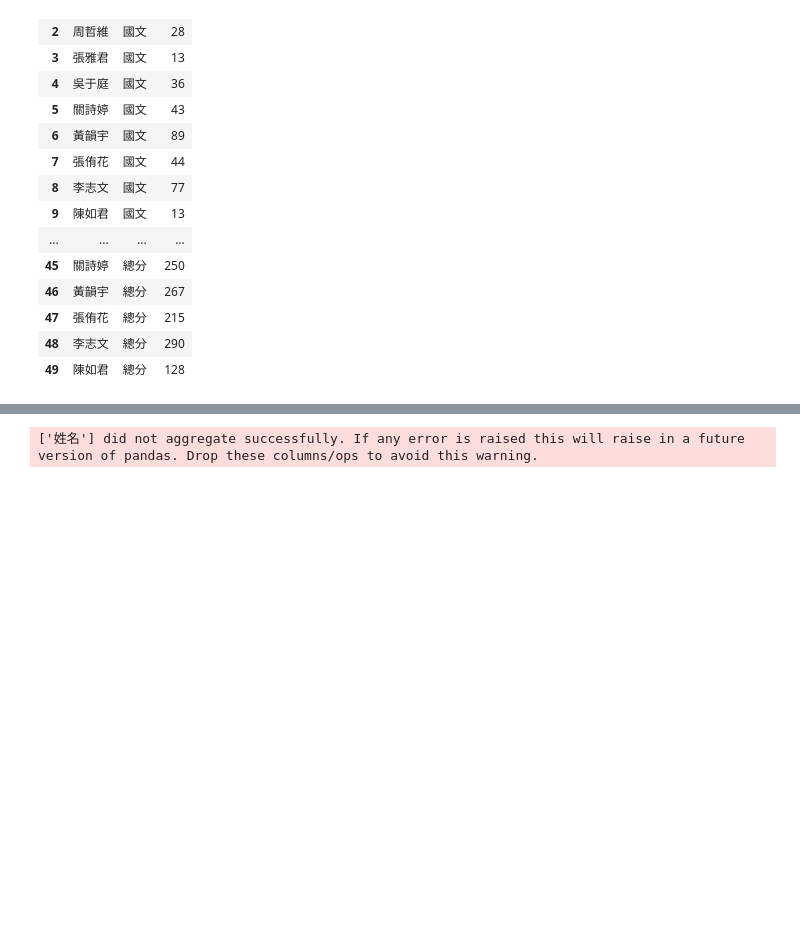
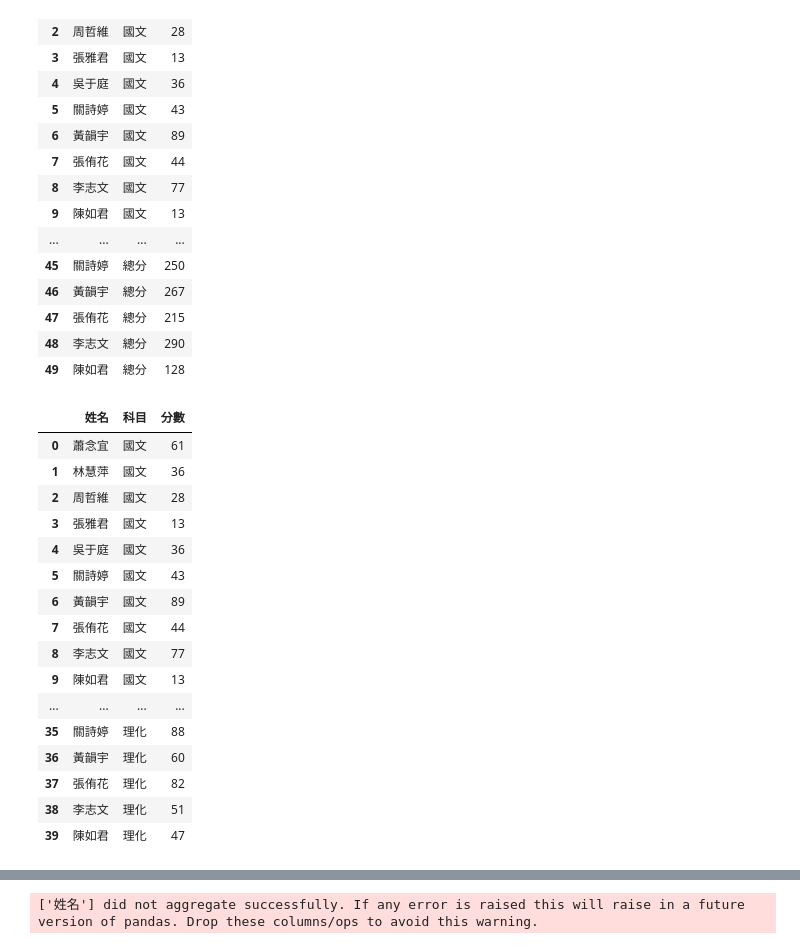
Before and after one commit to vcdemy/20230613, a Jupyter notebook: 20230808筆記.ipynb, the cells around one changed output, grey strips where cells are left out. Cells and saved outputs as stored; diff of their text form; code cells hidden in the pictures; blank space fills up the shorter version.

```diff
--- a/20230808筆記.ipynb
+++ b/20230808筆記.ipynb
@@ -627,5 +627,25 @@ grades
 grades.rename(columns={'index':'姓名'}, inplace=True)
 # %%
 grades = grades[grades['科目']!='總分']
+# %%
+grades
+# %% [output]
+|  | 姓名 | 科目 | 分數 |
+| 0 | 蕭念宜 | 國文 | 61 |
+| 1 | 林慧萍 | 國文 | 36 |
+| 2 | 周哲維 | 國文 | 28 |
+| 3 | 張雅君 | 國文 | 13 |
+| 4 | 吳于庭 | 國文 | 36 |
+| 5 | 關詩婷 | 國文 | 43 |
+| 6 | 黃韻宇 | 國文 | 89 |
+| 7 | 張侑花 | 國文 | 44 |
+| 8 | 李志文 | 國文 | 77 |
+| 9 | 陳如君 | 國文 | 13 |
+| ... | ... | ... | ... |
+| 35 | 關詩婷 | 理化 | 88 |
+| 36 | 黃韻宇 | 理化 | 60 |
+| 37 | 張侑花 | 理化 | 82 |
+| 38 | 李志文 | 理化 | 51 |
+| 39 | 陳如君 | 理化 | 47 |
 # %%
 grps = grades.groupby('科目')
```
Also changed, not shown: parts of 2 cells of this notebook.
